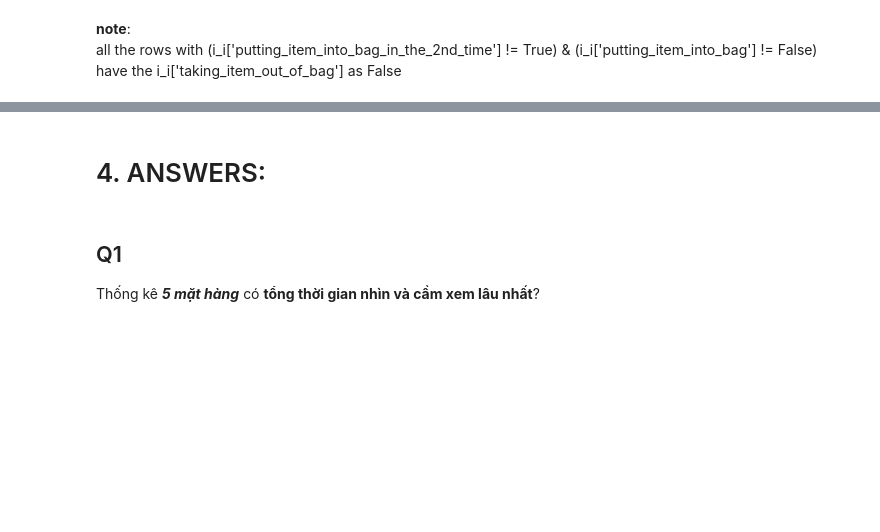
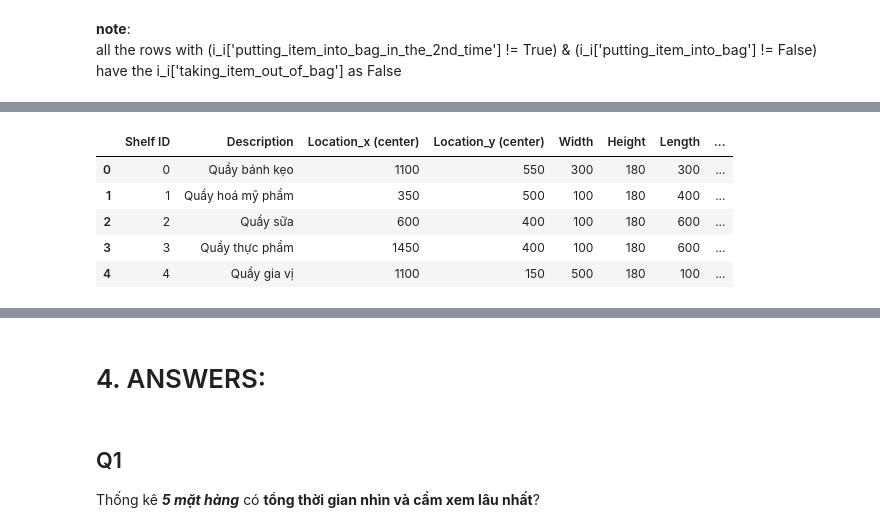
Before and after one commit to tranttha/ftu_ds_comp, a Jupyter notebook: EDA_cleaning.ipynb, the cells around one changed output, grey strips where cells are left out. Drawn from its saved outputs; the diff is of its cells as text; code cells hidden in the pictures; blank space fills up the shorter version.

```diff
--- a/EDA_cleaning.ipynb
+++ b/EDA_cleaning.ipynb
@@ -432,0 +437,9 @@ demo = df_cust[['person_id','si_id', 'age','height','weight','married_status', '
+# %%
+df_shelf.head()
+# %% [output]
+|  | Shelf ID | Description | Location_x (center) | Location_y (center) | Width | Height | Length | ... |
+| 0 | 0 | Quầy bánh kẹo | 1100 | 550 | 300 | 180 | 300 | ... |
+| 1 | 1 | Quầy hoá mỹ phẩm | 350 | 500 | 100 | 180 | 400 | ... |
+| 2 | 2 | Quầy sữa | 600 | 400 | 100 | 180 | 600 | ... |
+| 3 | 3 | Quầy thực phẩm | 1450 | 400 | 100 | 180 | 600 | ... |
+| 4 | 4 | Quầy gia vị | 1100 | 150 | 500 | 180 | 100 | ... |
```
Also changed, not shown: parts of 21 cells of this notebook, 2 other files.
